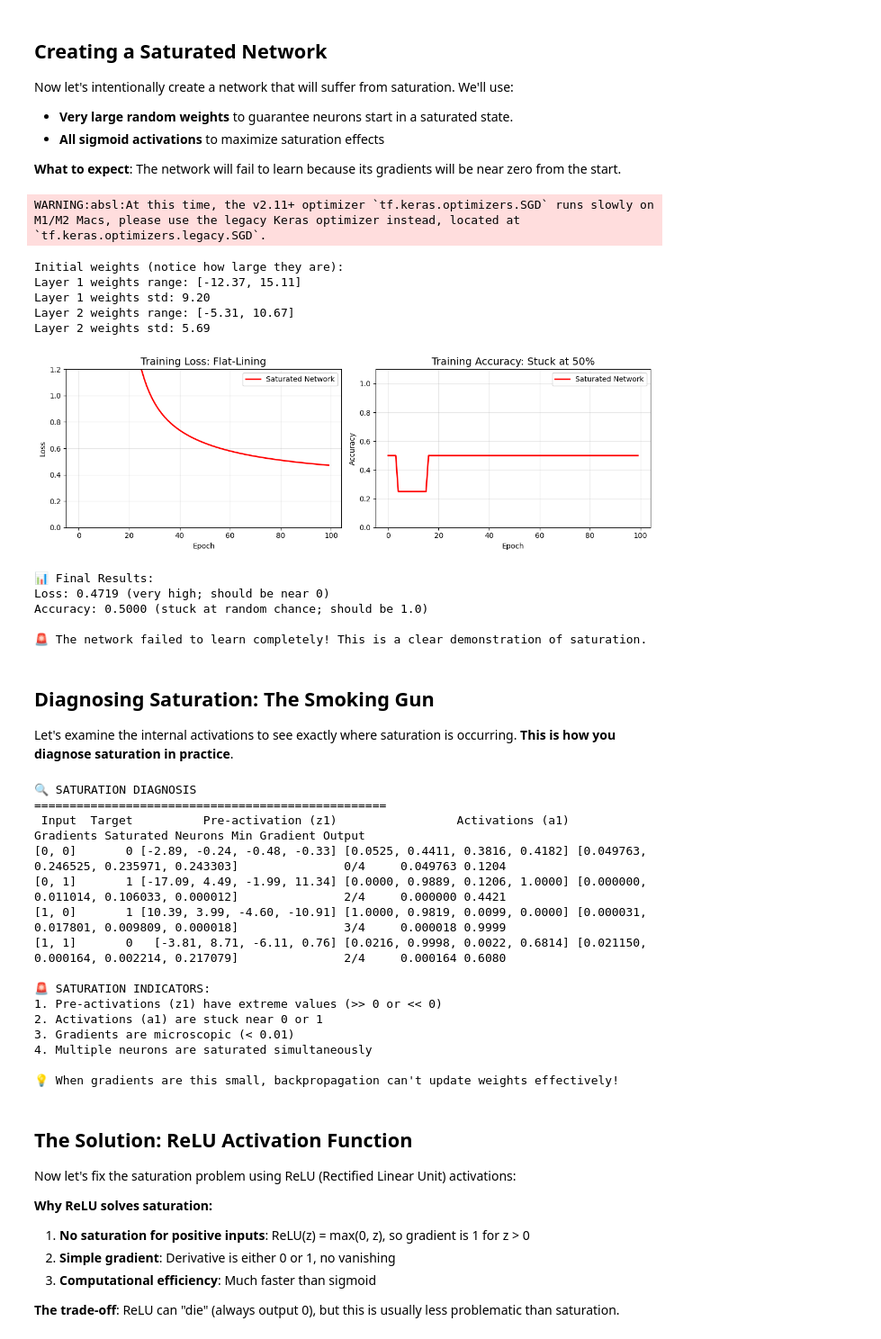
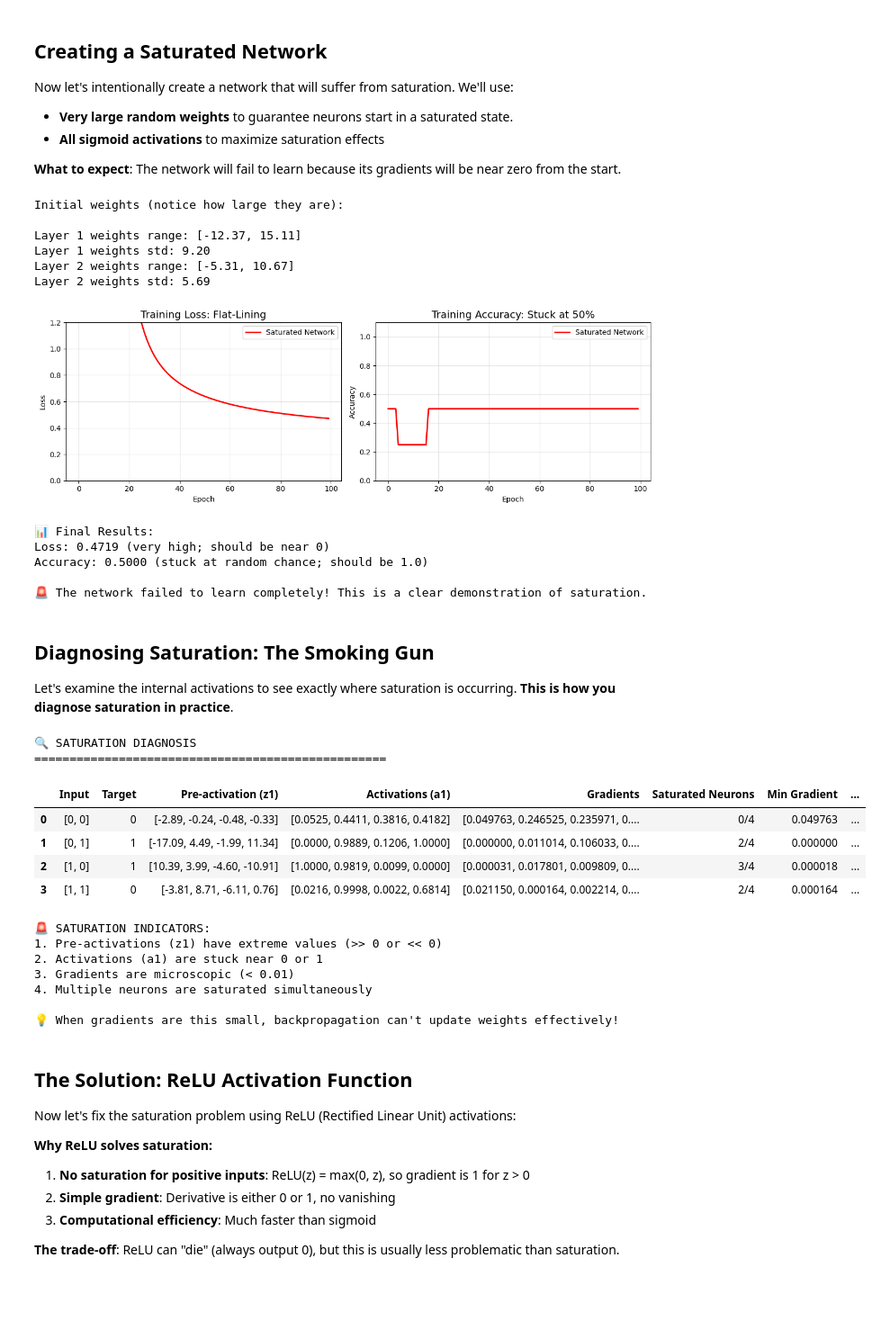
Before and after one commit to snowch-notes/deep-learning, a Jupyter notebook: sigmoid_saturation_example.ipynb, the cells around one changed output. Shown at 90% size. Cells and saved outputs as stored; diff of their text form; code cells hidden in the pictures; blank space fills up the shorter version.

```diff
--- a/sigmoid_saturation_example.ipynb
+++ b/sigmoid_saturation_example.ipynb
@@ -151,7 +155,7 @@ model_saturated.compile(loss='binary_crossentropy',
                         optimizer=SGD(learning_rate=0.1),
                         metrics=['accuracy'])
 
-print("Initial weights (notice how large they are):")
+print("Initial weights (notice how large they are):\n")
 for i, layer in enumerate(model_saturated.layers):
     weights = layer.get_weights()[0]
     print(f"Layer {i+1} weights range: [{weights.min():.2f}, {weights.max():.2f}]")
@@ -191,18 +195,18 @@ print(f"Loss: {final_loss:.4f} (very high; should be near 0)")
 print(f"Accuracy: {final_acc:.4f} (stuck at random chance; should be 1.0)")
 print(f"\n🚨 The network failed to learn completely! This is a clear demonstration of saturation.")
 # %% [output]
-WARNING:absl:At this time, the v2.11+ optimizer `tf.keras.optimizers.SGD` runs slowly on M1/M2 Macs, please use the legacy Keras optimizer instead, located at `tf.keras.optimizers.legacy.SGD`.
+Initial weights (notice how large they are):
+
+Layer 1 weights range: [-12.37, 15.11]
+Layer 1 weights std: 9.20
+Layer 2 weights range: [-5.31, 10.67]
+Layer 2 weights std: 5.69
+[figure]
-Initial weights (notice how large they are):
-Layer 1 weights range: [-12.37, 15.11]
-Layer 1 weights std: 9.20
-Layer 2 weights range: [-5.31, 10.67]
-Layer 2 weights std: 5.69
+📊 Final Results:
+Loss: 0.4719 (very high; should be near 0)
+Accuracy: 0.5000 (stuck at random chance; should be 1.0)
+
+🚨 The network failed to learn completely! This is a clear demonstration of saturation.
-[figure]
-📊 Final Results:
-Loss: 0.4719 (very high; should be near 0)
-Accuracy: 0.5000 (stuck at random chance; should be 1.0)
-
-🚨 The network failed to learn completely! This is a clear demonstration of saturation.
 # %% [markdown]
 ## Diagnosing Saturation: The Smoking Gun
 
@@ -235,47 +239,47 @@ for i, x in enumerate(X):
     z1, a1, grad1, z2, a2, grad2 = detailed_forward_pass(x, W1, b1, W2, b2)
 
     # Check for saturation (activation near 0 or 1, gradient near 0)
     saturated_neurons = np.sum((a1 < 0.01) | (a1 > 0.99))
     min_gradient = np.min(grad1)
 
     analysis_data.append({
         'Input': f"[{x[0]}, {x[1]}]",
         'Target': y[i][0],
         'Pre-activation (z1)': [f"{z:.2f}" for z in z1],
         'Activations (a1)': [f"{a:.4f}" for a in a1],
         'Gradients': [f"{g:.6f}" for g in grad1],
         'Saturated Neurons': f"{saturated_neurons}/4",
         'Min Gradient': f"{min_gradient:.6f}",
         'Output': f"{a2[0]:.4f}"
     })
 
 # Display the analysis
 df = pd.DataFrame(analysis_data)
-print(df.to_string(index=False))
+# print(df.to_string(index=False))
+display(df)
 
 # Summary of saturation problems
 print("\n🚨 SATURATION INDICATORS:")
 print("1. Pre-activations (z1) have extreme values (>> 0 or << 0)")
 print("2. Activations (a1) are stuck near 0 or 1")
 print("3. Gradients are microscopic (< 0.01)")
 print("4. Multiple neurons are saturated simultaneously")
 print("\n💡 When gradients are this small, backpropagation can't update weights effectively!")
 # %% [output]
 🔍 SATURATION DIAGNOSIS
 ==================================================
- Input  Target          Pre-activation (z1)                 Activations (a1)                                Gradients Saturated Neurons Min Gradient Output
-[0, 0]       0 [-2.89, -0.24, -0.48, -0.33] [0.0525, 0.4411, 0.3816, 0.4182] [0.049763, 0.246525, 0.235971, 0.243303]               0/4     0.049763 0.1204
-[0, 1]       1 [-17.09, 4.49, -1.99, 11.34] [0.0000, 0.9889, 0.1206, 1.0000] [0.000000, 0.011014, 0.106033, 0.000012]               2/4     0.000000 0.4421
-[1, 0]       1 [10.39, 3.99, -4.60, -10.91] [1.0000, 0.9819, 0.0099, 0.0000] [0.000031, 0.017801, 0.009809, 0.000018]               3/4     0.000018 0.9999
-[1, 1]       0   [-3.81, 8.71, -6.11, 0.76] [0.0216, 0.9998, 0.0022, 0.6814] [0.021150, 0.000164, 0.002214, 0.217079]               2/4     0.000164 0.6080
-
-🚨 SATURATION INDICATORS:
-1. Pre-activations (z1) have extreme values (>> 0 or << 0)
-2. Activations (a1) are stuck near 0 or 1
-3. Gradients are microscopic (< 0.01)
-4. Multiple neurons are saturated simultaneously
-
-💡 When gradients are this small, backpropagation can't update weights effectively!
+|  | Input | Target | Pre-activation (z1) | Activations (a1) | Gradients | Saturated Neurons | Min Gradient | ... |
+| 0 | [0, 0] | 0 | [-2.89, -0.24, -0.48, -0.33] | [0.0525, 0.4411, 0.3816, 0.4182] | [0.049763, 0.246525, 0.235971, 0.... | 0/4 | 0.049763 | ... |
+| 1 | [0, 1] | 1 | [-17.09, 4.49, -1.99, 11.34] | [0.0000, 0.9889, 0.1206, 1.0000] | [0.000000, 0.011014, 0.106033, 0.... | 2/4 | 0.000000 | ... |
+| 2 | [1, 0] | 1 | [10.39, 3.99, -4.60, -10.91] | [1.0000, 0.9819, 0.0099, 0.0000] | [0.000031, 0.017801, 0.009809, 0.... | 3/4 | 0.000018 | ... |
+| 3 | [1, 1] | 0 | [-3.81, 8.71, -6.11, 0.76] | [0.0216, 0.9998, 0.0022, 0.6814] | [0.021150, 0.000164, 0.002214, 0.... | 2/4 | 0.000164 | ... |
+🚨 SATURATION INDICATORS:
+1. Pre-activations (z1) have extreme values (>> 0 or << 0)
+2. Activations (a1) are stuck near 0 or 1
+3. Gradients are microscopic (< 0.01)
+4. Multiple neurons are saturated simultaneously
+
+💡 When gradients are this small, backpropagation can't update weights effectively!
 # %% [markdown]
 ## The Solution: ReLU Activation Function
 
```
Also changed, not shown: parts of 4 cells of this notebook.
